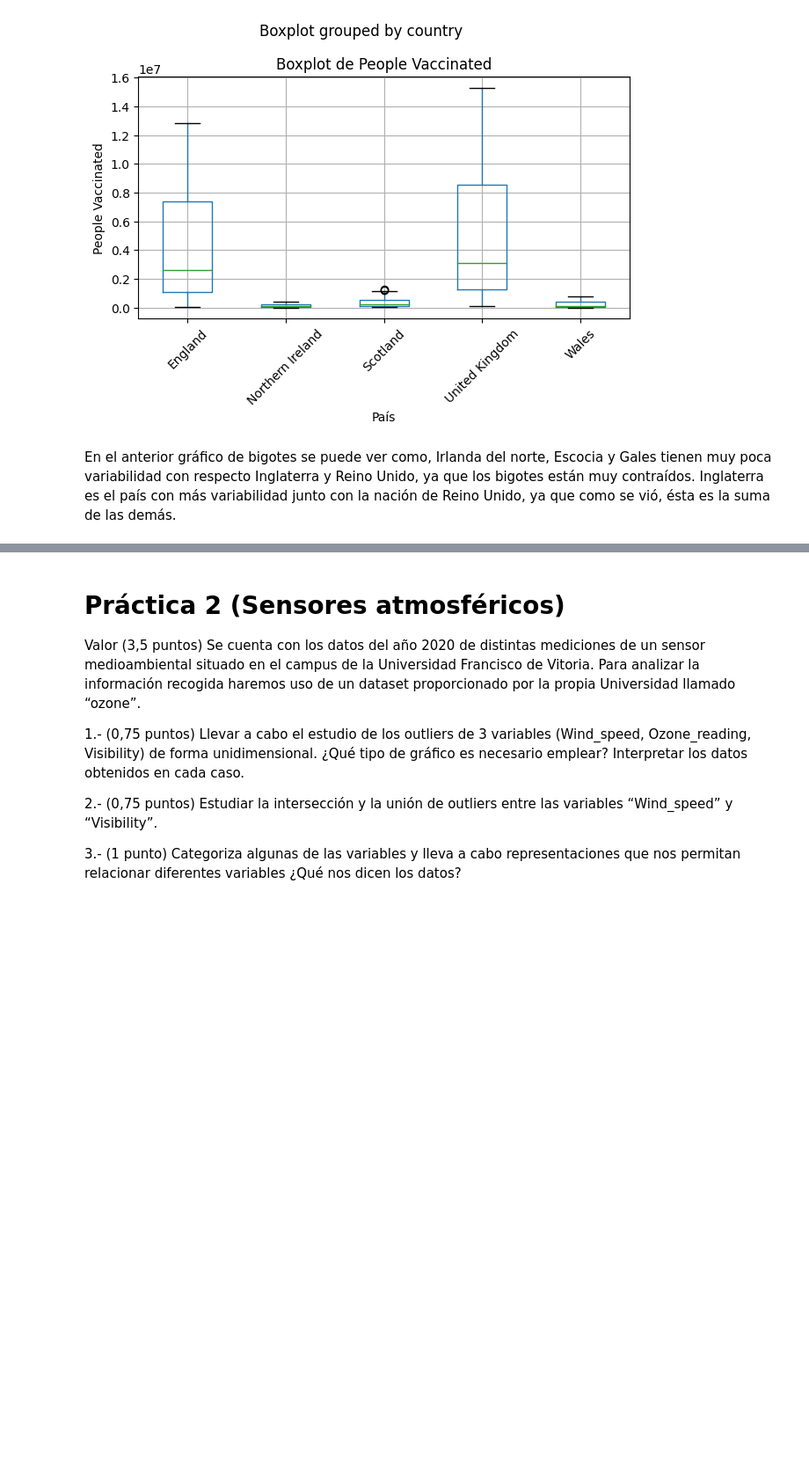
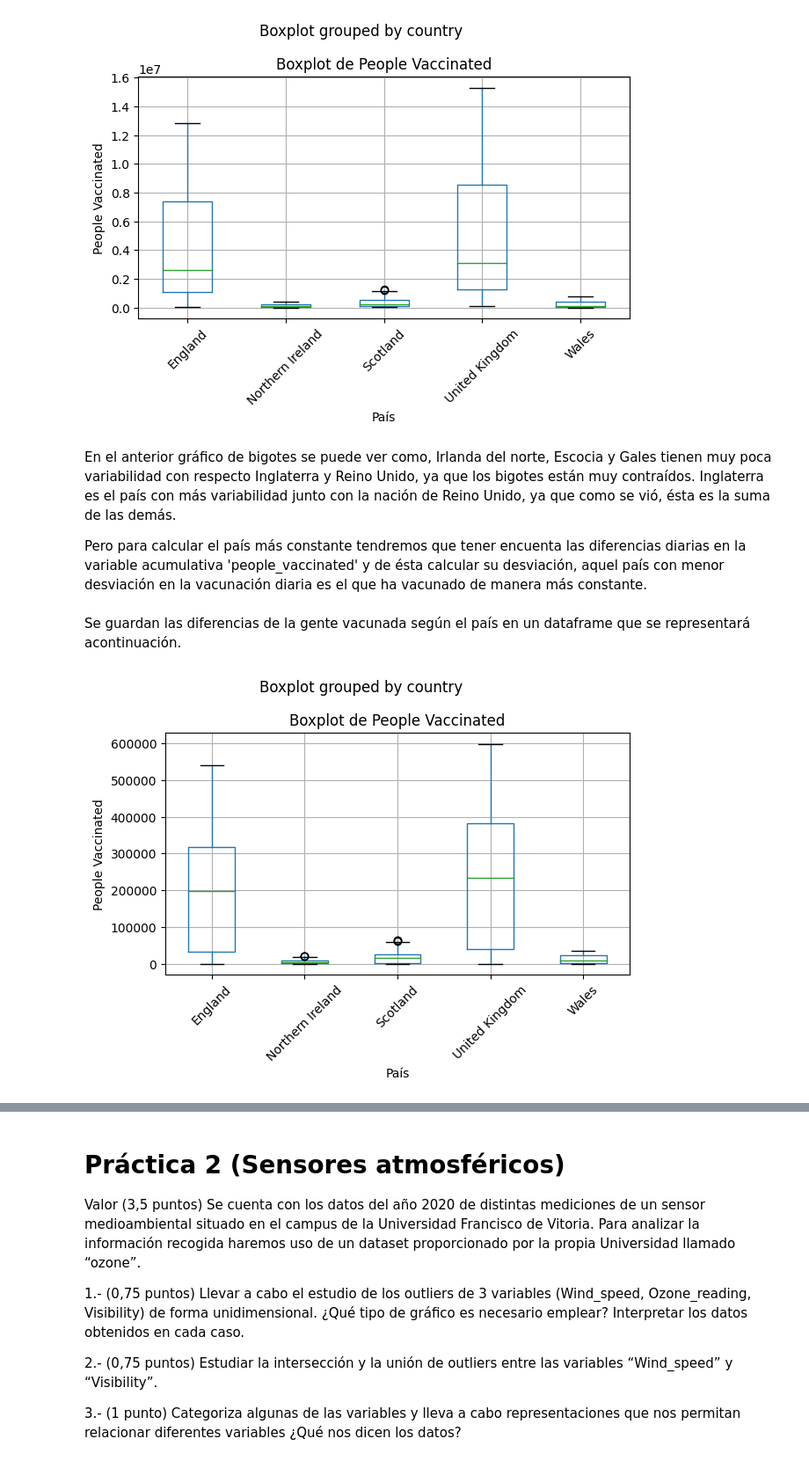
Before and after one commit to 9105507/MINERIA_DE_DATOS_23_24, a Jupyter notebook: LAB01_Preprocesamiento_y_visualización.ipynb, the cells around one changed output, grey strips where cells are left out. Shown at 88% size. Drawn from its saved outputs; the diff is of its cells as text; code cells hidden in the pictures; blank space fills up the shorter version.

```diff
--- a/LAB01_Preprocesamiento_y_visualización.ipynb
+++ b/LAB01_Preprocesamiento_y_visualización.ipynb
@@ -511,3 +517,32 @@ plt.show()
 [figure]
 # %% [markdown]
 En el anterior gráfico de bigotes se puede ver como, Irlanda del norte, Escocia y Gales tienen muy poca variabilidad con respecto Inglaterra y Reino Unido, ya que los bigotes están muy contraídos. Inglaterra es el país con más variabilidad junto con la nación de Reino Unido, ya que como se vió, ésta es la suma de las demás.
+
+Pero para calcular el país más constante tendremos que tener encuenta las diferencias diarias en la variable acumulativa 'people_vaccinated' y de ésta calcular su desviación, aquel país con menor desviación en la vacunación diaria es el que ha vacunado de manera más constante.
+# %%
+df_diferencias = pd.DataFrame(columns=['diferencia', 'country'])
+
+# Iterar sobre los países únicos en el DataFrame
+paises = df_filtrado['country'].unique()
+for pais in paises:
+    # Obtener las filas correspondientes al país actual
+    df_pais = df_filtrado[df_filtrado['country'] == pais]
+
+    # Calcular las diferencias y guardarlas en el nuevo DataFrame
+    diferencias = df_pais['people_vaccinated'].diff(1).fillna(0)
+    df_diferencias = df_diferencias.append(pd.DataFrame({'diferencia': diferencias, 'country': [pais]*len(diferencias)}), ignore_index=True)
+# %% [markdown]
+Se guardan las diferencias de la gente vacunada según el país en un dataframe que se representará acontinuación.
+# %%
+# Crear el gráfico de bigotes.
+df_diferencias.boxplot(column='diferencia', by='country')
+plt.title('Boxplot de People Vaccinated')
+plt.xlabel('País')
+plt.ylabel('People Vaccinated')
+plt.xticks(rotation=45)
+plt.grid(True)
+# Mostrar el gráfico.
+plt.tight_layout()
+plt.show()
+# %% [output]
+[figure, added]
```
Also changed, not shown: parts of 28 cells of this notebook.
